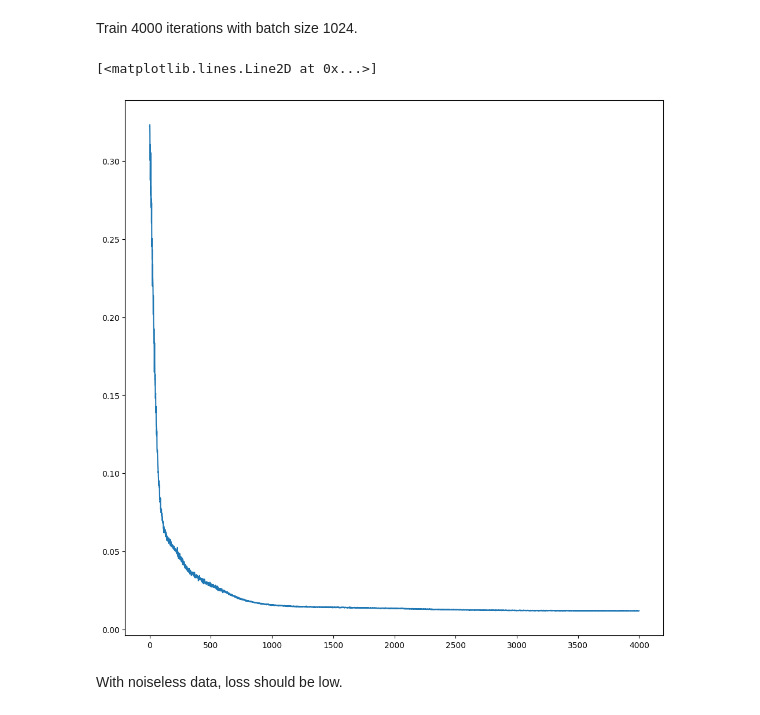
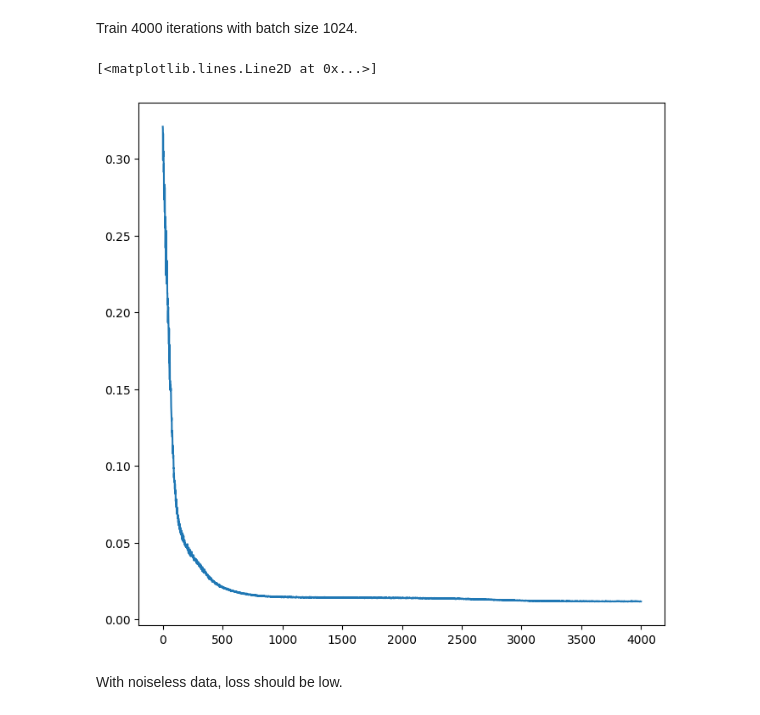
Before and after one commit to chenhi/groove_gang, a Jupyter notebook: autoencoder.ipynb, the cells around one changed output. Drawn from its saved outputs; the diff is of its cells as text; code cells hidden in the pictures.

```diff
--- a/autoencoder.ipynb
+++ b/autoencoder.ipynb
@@ -45,27 +45,27 @@ Train 4000 iterations with batch size 1024.
 # %%
 
 m = EncoderDecoder(2**k, 1, 16)
 loss_fn = torch.nn.MSELoss()
 optimizer = torch.optim.Adam(m.parameters(), lr=0.001)
 losses = []
 
 for i in range(4000):
     X = generate_data(1024)
     y = X.detach().clone()
     u = m.forward(X)
     loss = loss_fn(u, y)
     loss.backward()
     optimizer.step()
     optimizer.zero_grad()
     losses.append(loss.item())
 
 
 
-plt.figure(figsize=(12,12))
+plt.figure(figsize=(8,8))
 plt.plot(range(len(losses)), losses)
 # %% [output]
 [<matplotlib.lines.Line2D at 0x...>]
-[figure, old version]
+[figure, new version]
 # %% [markdown]
 With noiseless data, loss should be low.
 # %%
```
Also changed, not shown: parts of 2 cells of this notebook.
